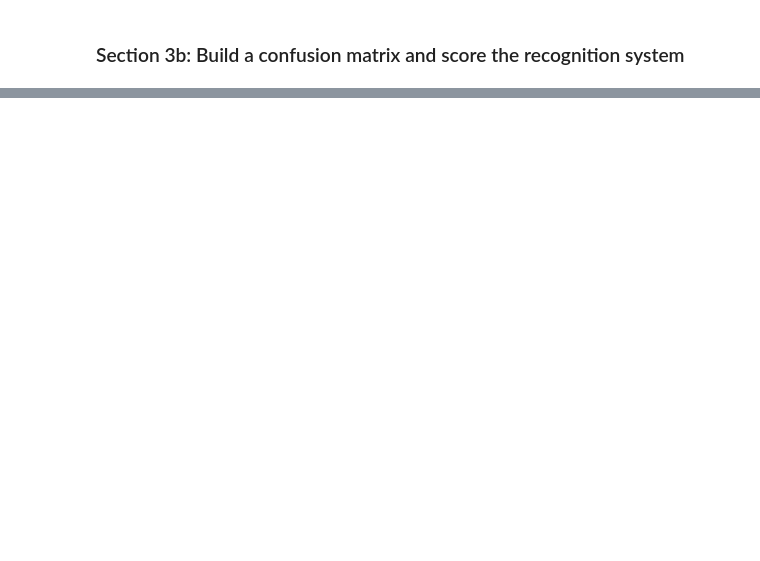
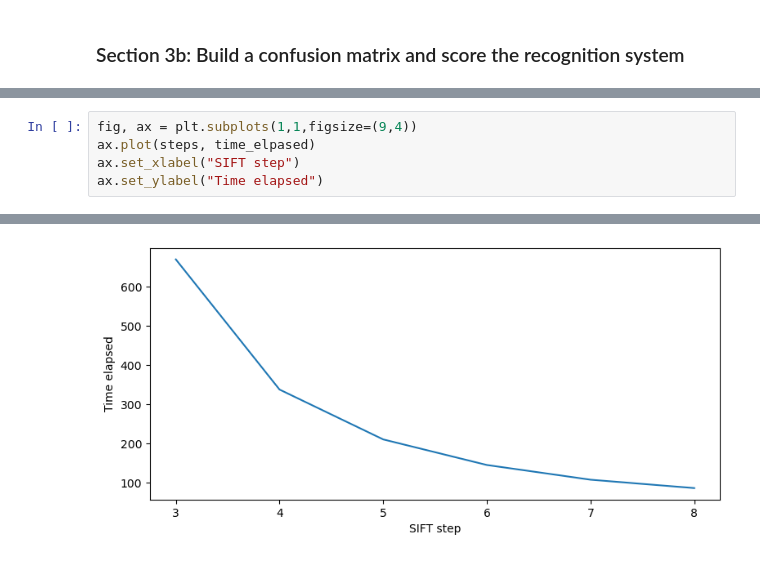
Before and after one commit to wanteatfruit/CS308-CV-Assignments, a Jupyter notebook: Assignment3/Assignment3_code/mycode/assignment3.ipynb, the cells around one changed output, grey strips where cells are left out. Drawn from its saved outputs; the diff is of its cells as text; blank space fills up the shorter version.

```diff
--- a/Assignment3/Assignment3_code/mycode/assignment3.ipynb
+++ b/Assignment3/Assignment3_code/mycode/assignment3.ipynb
@@ -159,0 +317,6 @@ show_results(train_image_paths, test_image_paths, train_labels, test_labels, cat
+# %%
+fig, ax = plt.subplots(1,1,figsize=(9,4))
+ax.plot(steps, time_elpased)
+ax.set_xlabel("SIFT step")
+ax.set_ylabel("Time elapsed")
+# %% [output]
@@ -159,0 +324 @@ show_results(train_image_paths, test_image_paths, train_labels, test_labels, cat
+[figure, added]
```
Also changed, not shown: parts of 18 cells of this notebook, 11 other files.
